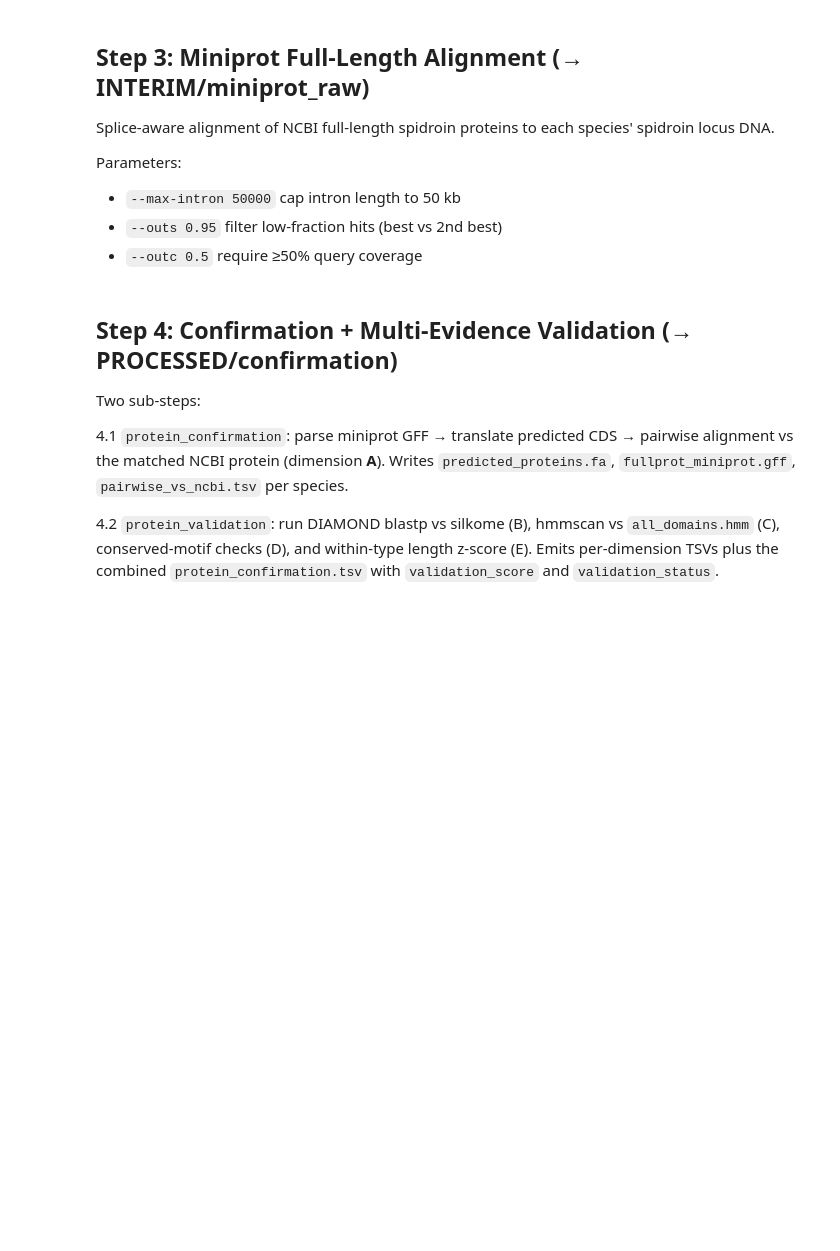
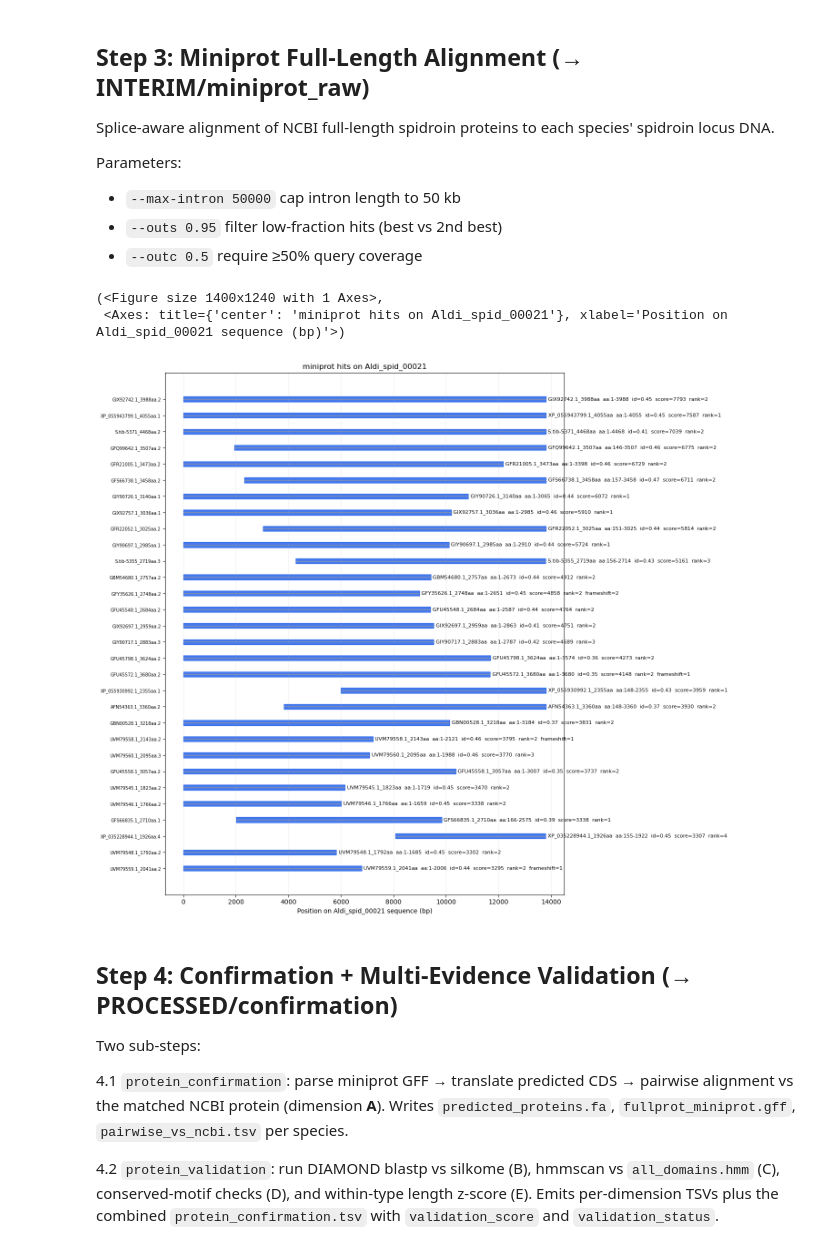
Before and after one commit to luxiangze/Spider_Spidroin_Curation, a Jupyter notebook: notebooks/spidroin_protein_confirmation.ipynb, the cells around one changed output. Drawn from its saved outputs; the diff is of its cells as text; code cells hidden in the pictures; blank space fills up the shorter version.

```diff
--- a/notebooks/spidroin_protein_confirmation.ipynb
+++ b/notebooks/spidroin_protein_confirmation.ipynb
@@ -146,3 +226,10 @@ run_cmd(
+# %%
+gff = Path(f"{miniprot_raw_dir}/001.Allagelena_difficilis.gff")
+plot_miniprot_hits(gff, "Aldi_spid_00021", top_n=30)
+# %% [output]
+(<Figure size 1400x1240 with 1 Axes>,
+ <Axes: title={'center': 'miniprot hits on Aldi_spid_00021'}, xlabel='Position on Aldi_spid_00021 sequence (bp)'>)
+[figure, added]
 # %% [markdown]
 ## Step 4: Confirmation + Multi-Evidence Validation  (→ PROCESSED/confirmation)
 
```
Also changed, not shown: parts of 4 cells of this notebook, 2 other files.
